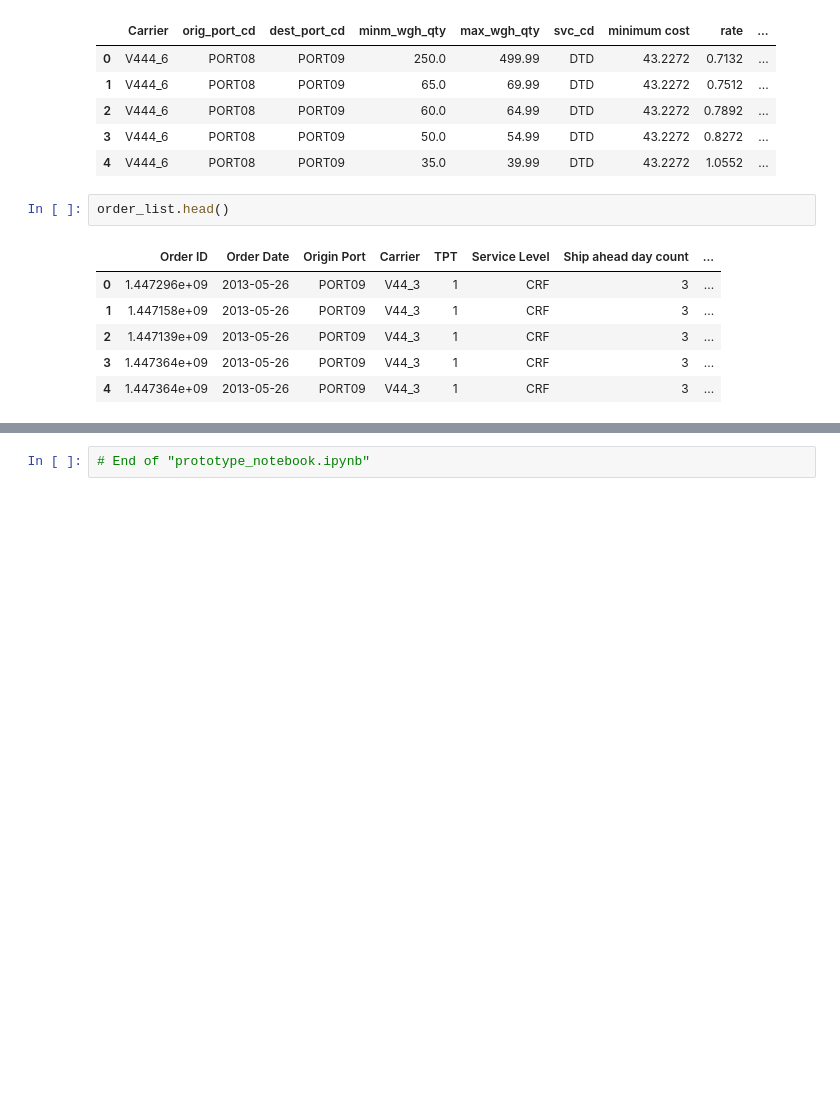
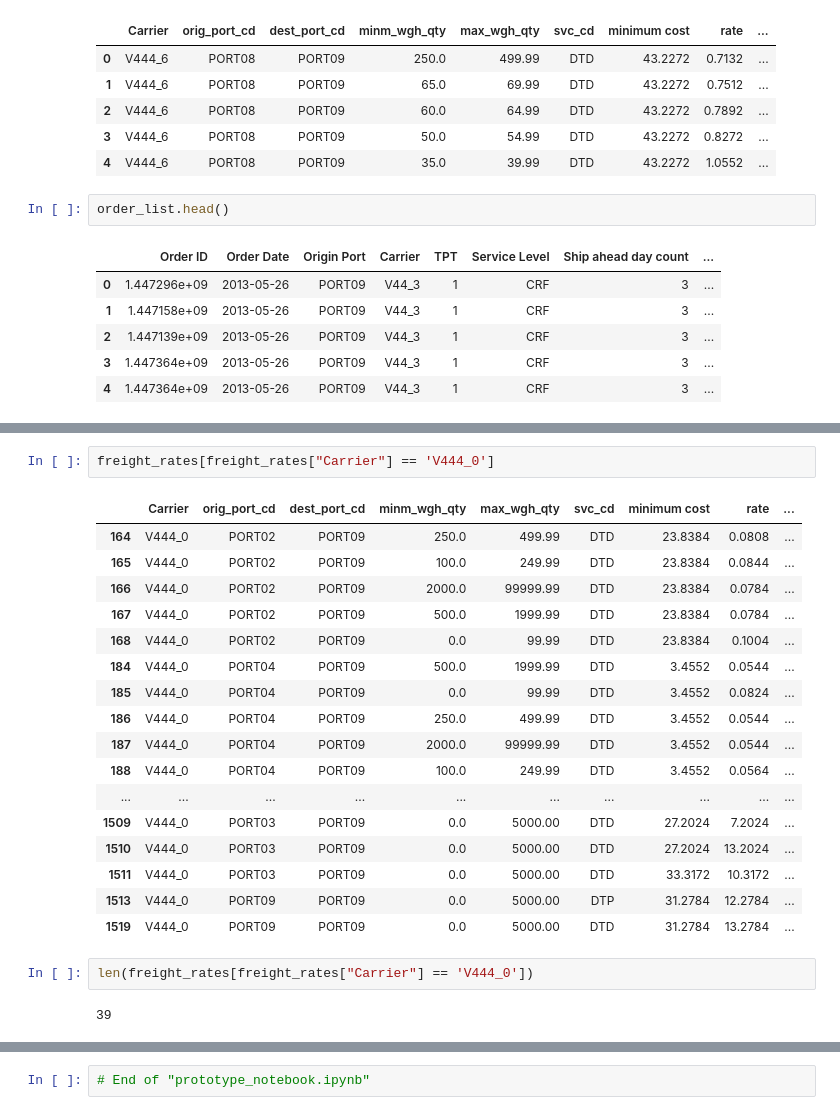
Before and after one commit to bravo-joe/supply-chain-optimization, a Jupyter notebook: notebooks/prototype_notebook.ipynb, the cells around one changed output, grey strips where cells are left out. Saved outputs shown, nothing was run; the diff lists cells and outputs as text; blank space fills up the shorter version.

```diff
--- a/notebooks/prototype_notebook.ipynb
+++ b/notebooks/prototype_notebook.ipynb
@@ -197,0 +221,24 @@ order_list.head()
+# %%
+freight_rates[freight_rates["Carrier"] == 'V444_0']
+# %% [output]
+|  | Carrier | orig_port_cd | dest_port_cd | minm_wgh_qty | max_wgh_qty | svc_cd | minimum cost | rate | ... |
+| 164 | V444_0 | PORT02 | PORT09 | 250.0 | 499.99 | DTD | 23.8384 | 0.0808 | ... |
+| 165 | V444_0 | PORT02 | PORT09 | 100.0 | 249.99 | DTD | 23.8384 | 0.0844 | ... |
+| 166 | V444_0 | PORT02 | PORT09 | 2000.0 | 99999.99 | DTD | 23.8384 | 0.0784 | ... |
+| 167 | V444_0 | PORT02 | PORT09 | 500.0 | 1999.99 | DTD | 23.8384 | 0.0784 | ... |
+| 168 | V444_0 | PORT02 | PORT09 | 0.0 | 99.99 | DTD | 23.8384 | 0.1004 | ... |
+| 184 | V444_0 | PORT04 | PORT09 | 500.0 | 1999.99 | DTD | 3.4552 | 0.0544 | ... |
+| 185 | V444_0 | PORT04 | PORT09 | 0.0 | 99.99 | DTD | 3.4552 | 0.0824 | ... |
+| 186 | V444_0 | PORT04 | PORT09 | 250.0 | 499.99 | DTD | 3.4552 | 0.0544 | ... |
+| 187 | V444_0 | PORT04 | PORT09 | 2000.0 | 99999.99 | DTD | 3.4552 | 0.0544 | ... |
+| 188 | V444_0 | PORT04 | PORT09 | 100.0 | 249.99 | DTD | 3.4552 | 0.0564 | ... |
+| ... | ... | ... | ... | ... | ... | ... | ... | ... | ... |
+| 1509 | V444_0 | PORT03 | PORT09 | 0.0 | 5000.00 | DTD | 27.2024 | 7.2024 | ... |
+| 1510 | V444_0 | PORT03 | PORT09 | 0.0 | 5000.00 | DTD | 27.2024 | 13.2024 | ... |
+| 1511 | V444_0 | PORT03 | PORT09 | 0.0 | 5000.00 | DTD | 33.3172 | 10.3172 | ... |
+| 1513 | V444_0 | PORT09 | PORT09 | 0.0 | 5000.00 | DTP | 31.2784 | 12.2784 | ... |
+| 1519 | V444_0 | PORT09 | PORT09 | 0.0 | 5000.00 | DTD | 31.2784 | 13.2784 | ... |
+# %%
+len(freight_rates[freight_rates["Carrier"] == 'V444_0'])
+# %% [output]
+39
```
Also changed, not shown: parts of 23 cells of this notebook, 1 other file.
